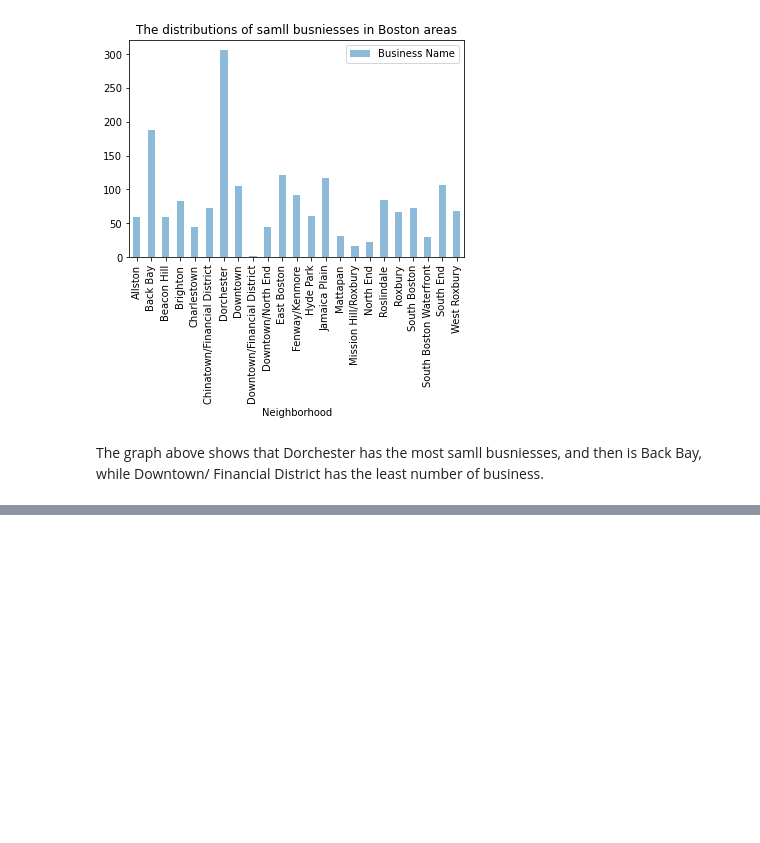
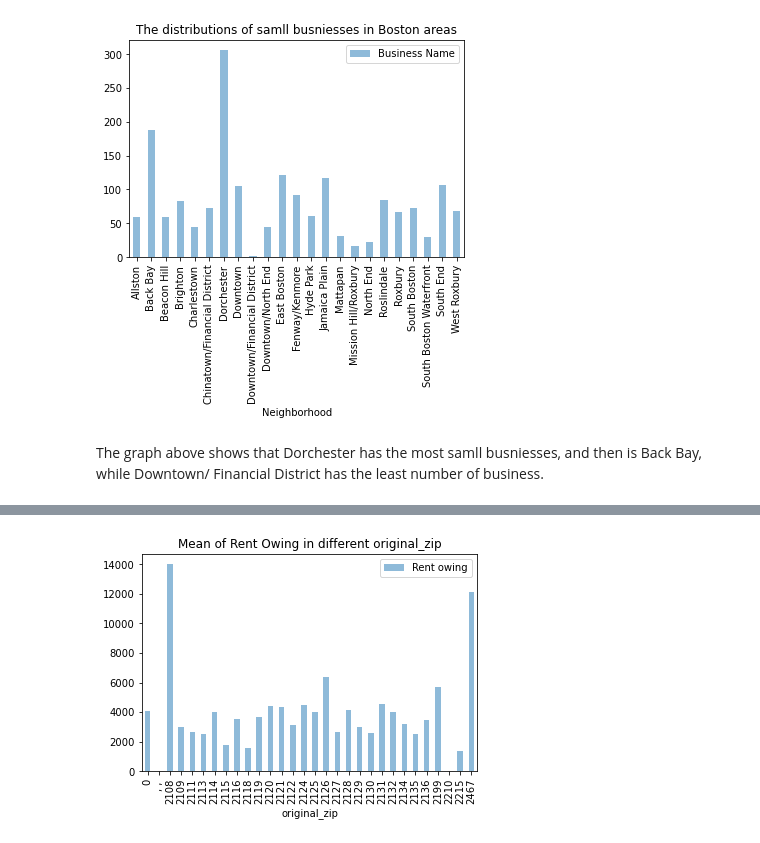
Before and after one commit to BU-Spark/ds-councilor-mejia-city-services, a Jupyter notebook: fall22-team-1/deliverable2/deliverable2.ipynb, the cells around one changed output, grey strips where cells are left out. Cells and saved outputs as stored; diff of their text form; code cells hidden in the pictures; blank space fills up the shorter version.

```diff
--- a/fall22-team-1/deliverable2/deliverable2.ipynb
+++ b/fall22-team-1/deliverable2/deliverable2.ipynb
@@ -90,0 +170,6 @@ The graph above shows that Dorchester has the most samll busniesses, and then is
+# %%
+redacted_df1[['original_zip', 'Rent owing']].groupby('original_zip').mean().plot(kind='bar', legend=True, alpha=.5)
+plt.title("Mean of Rent Owing in different original_zip")
+plt.show()
+# %% [output]
+[figure, added]
```
Also changed, not shown: parts of 24 cells of this notebook.
